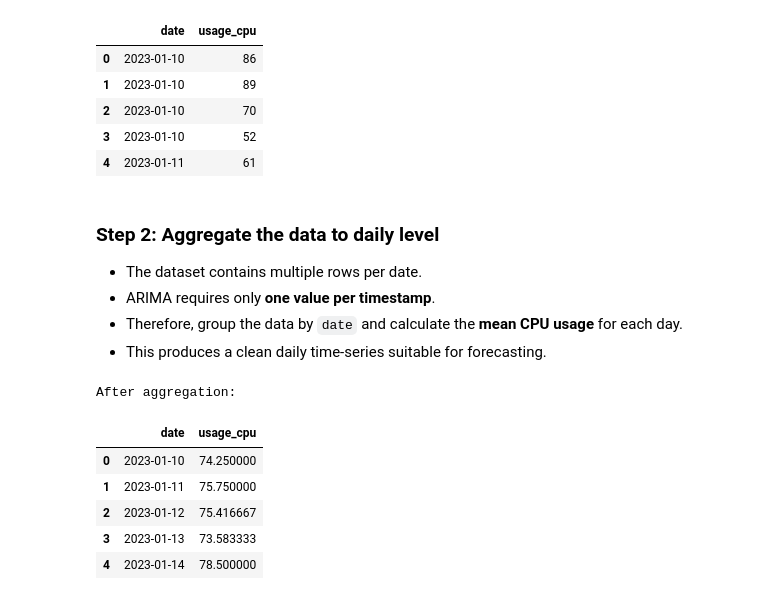
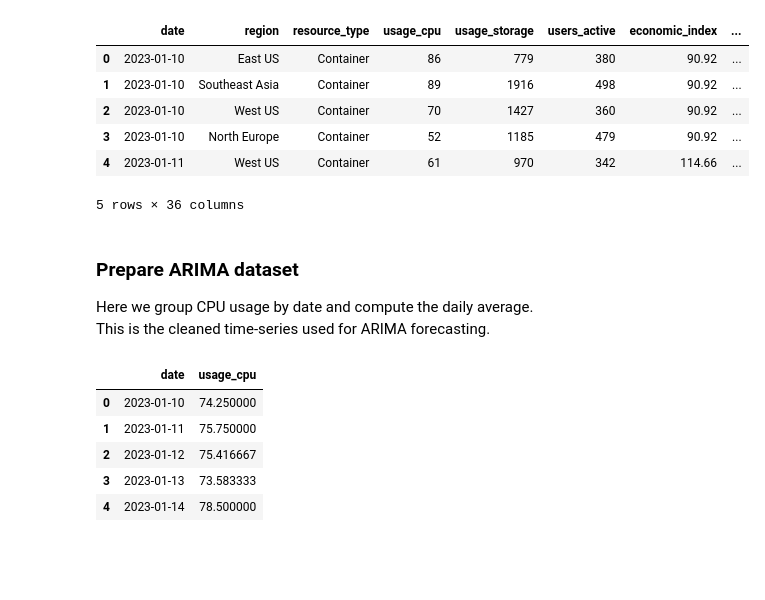
Before and after one commit to springboard1233/AZURE_BATCH-4_BACKEND_TEAM_B, a Jupyter notebook: notebooks/Backtesting.ipynb, the cells around one changed output. Saved outputs shown, nothing was run; the diff lists cells and outputs as text; code cells hidden in the pictures; blank space fills up the shorter version.

```diff
--- a/notebooks/Backtesting.ipynb
+++ b/notebooks/Backtesting.ipynb
@@ -6,44 +16,56 @@
 # %%
+# Step 1: Import libraries and load data
+
 import pandas as pd
 import numpy as np
 import matplotlib.pyplot as plt
-from sklearn.metrics import mean_absolute_error, mean_squared_error
+
+# For ARIMA later
 from statsmodels.tsa.arima.model import ARIMA
-import warnings
-warnings.filterwarnings("ignore")
 
-# 1. Load dataset
-df = pd.read_csv("../backend/data/processed/feature_engineered.csv")
+# For LightGBM and LSTM later (we will use them after data prep)
+# If these imports fail now, don't worry – we'll pip install them later when needed.
+try:
+    import lightgbm as lgb
+except ImportError:
+    lgb = None  # placeholder
 
-# 2. Parse date column & sort
+try:
+    from tensorflow.keras.models import Sequential
+    from tensorflow.keras.layers import LSTM, Dense
+except ImportError:
+    Sequential = LSTM = Dense = None  # placeholders
+
+# 1. Load the feature-engineered dataset
+# (this is the same path we used earlier)
+data_path = "../backend/data/processed/feature_engineered.csv"
+df = pd.read_csv(data_path)
+
+# 2. Parse the date column and sort
 df["date"] = pd.to_datetime(df["date"])
 df = df.sort_values("date").reset_index(drop=True)
 
-# 3. Our target column
-target = "usage_cpu"
-
-df[["date", target]].head()
+# 3. Inspect the first few rows
+df.head()
 # %% [output]
-|  | date | usage_cpu |
-| 0 | 2023-01-10 | 86 |
-| 1 | 2023-01-10 | 89 |
-| 2 | 2023-01-10 | 70 |
-| 3 | 2023-01-10 | 52 |
-| 4 | 2023-01-11 | 61 |
+|  | date | region | resource_type | usage_cpu | usage_storage | users_active | economic_index | ... |
+| 0 | 2023-01-10 | East US | Container | 86 | 779 | 380 | 90.92 | ... |
+| 1 | 2023-01-10 | Southeast Asia | Container | 89 | 1916 | 498 | 90.92 | ... |
+| 2 | 2023-01-10 | West US | Container | 70 | 1427 | 360 | 90.92 | ... |
+| 3 | 2023-01-10 | North Europe | Container | 52 | 1185 | 479 | 90.92 | ... |
+| 4 | 2023-01-11 | West US | Container | 61 | 970 | 342 | 114.66 | ... |
+5 rows × 36 columns
-# %% [markdown]
-### Step 2: Aggregate the data to daily level
-- The dataset contains multiple rows per date.
-- ARIMA requires only **one value per timestamp**.
-- Therefore, group the data by `date` and calculate the **mean CPU usage** for each day.
-- This produces a clean daily time-series suitable for forecasting.
+# %% [markdown]
+### Prepare ARIMA dataset
+Here we group CPU usage by date and compute the daily average.
+This is the cleaned time-series used for ARIMA forecasting.
 # %%
-# Aggregate: ARIMA needs 1 row per timestamp
-df_daily = df.groupby("date", as_index=False)["usage_cpu"].mean()
+# ARIMA DATA
+df_arima = df.groupby("date", as_index=False)["usage_cpu"].mean()
+df_arima = df_arima.sort_values("date").reset_index(drop=True)
 
-print("After aggregation:")
-df_daily.head()
+df_arima.head()
 # %% [output]
-After aggregation:
 |  | date | usage_cpu |
 | 0 | 2023-01-10 | 74.250000 |
 | 1 | 2023-01-11 | 75.750000 |
```
Also changed, not shown: parts of 42 cells of this notebook, 1 other file.
